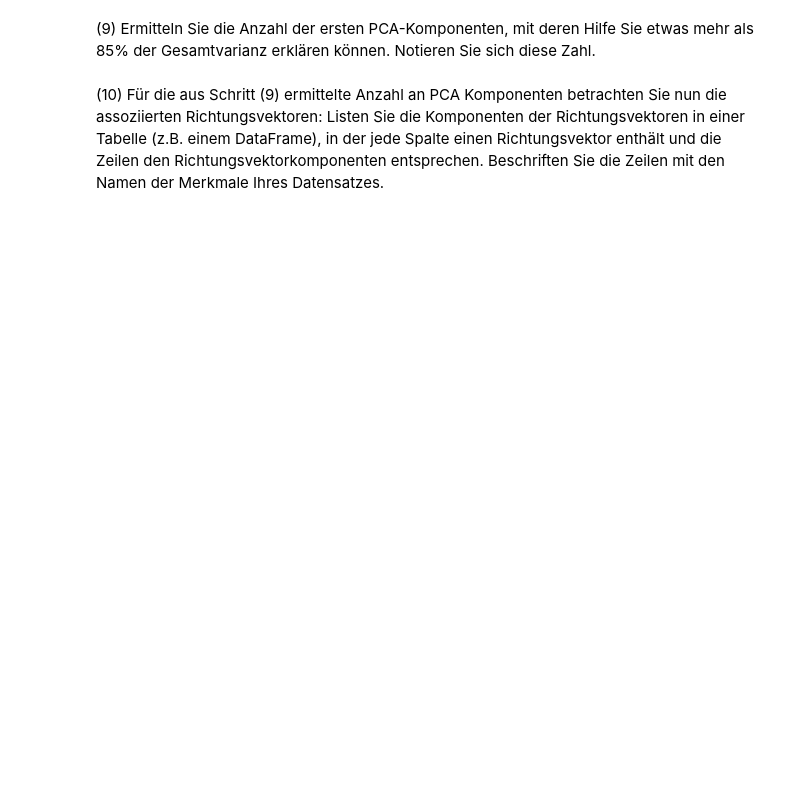
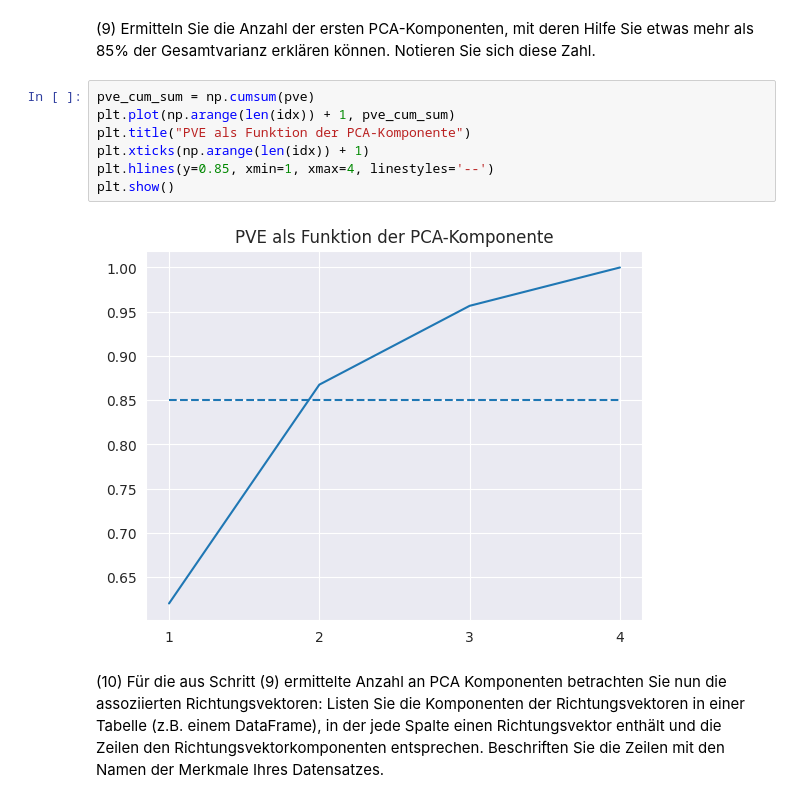
Before and after one commit to cortex359/ds.ss24, a Jupyter notebook: 06/TSRI-6.ipynb, the cells around one changed output. Saved outputs shown, nothing was run; the diff lists cells and outputs as text; blank space fills up the shorter version.

```diff
--- a/06/TSRI-6.ipynb
+++ b/06/TSRI-6.ipynb
@@ -318,4 +396,13 @@ In dieser Übung werden wir einen klassischen Datensatz untersuchen, der aus den
 # %% [markdown]
 (9) Ermitteln Sie die Anzahl der ersten PCA-Komponenten, mit deren Hilfe Sie etwas mehr als 85% der Gesamtvarianz erklären können. Notieren Sie sich diese Zahl.
+# %%
+pve_cum_sum = np.cumsum(pve)
+plt.plot(np.arange(len(idx)) + 1, pve_cum_sum)
+plt.title("PVE als Funktion der PCA-Komponente")
+plt.xticks(np.arange(len(idx)) + 1)
+plt.hlines(y=0.85, xmin=1, xmax=4, linestyles='--')
+plt.show()
+# %% [output]
+[figure, added]
 # %% [markdown]
 (10) Für die aus Schritt (9) ermittelte Anzahl an PCA Komponenten betrachten Sie nun die assoziierten Richtungsvektoren: Listen Sie die Komponenten der Richtungsvektoren in einer Tabelle (z.B. einem DataFrame), in der jede Spalte einen Richtungsvektor enthält und die Zeilen den Richtungsvektorkomponenten entsprechen. Beschriften Sie die Zeilen mit den Namen der Merkmale Ihres Datensatzes.
```
Also changed, not shown: parts of 25 cells of this notebook, 1 other file.
